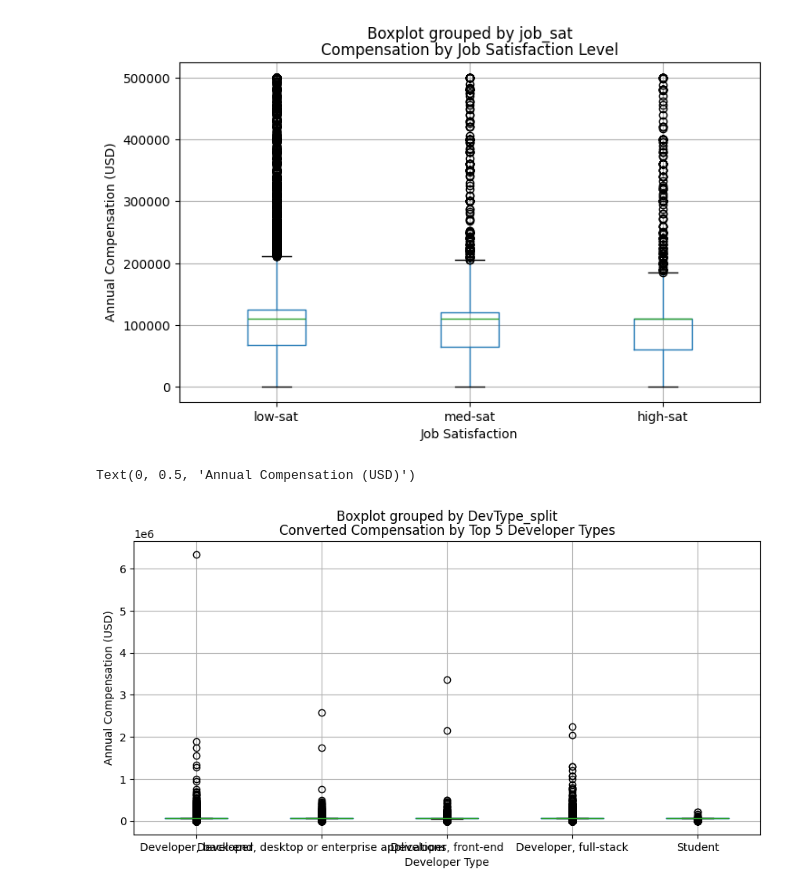
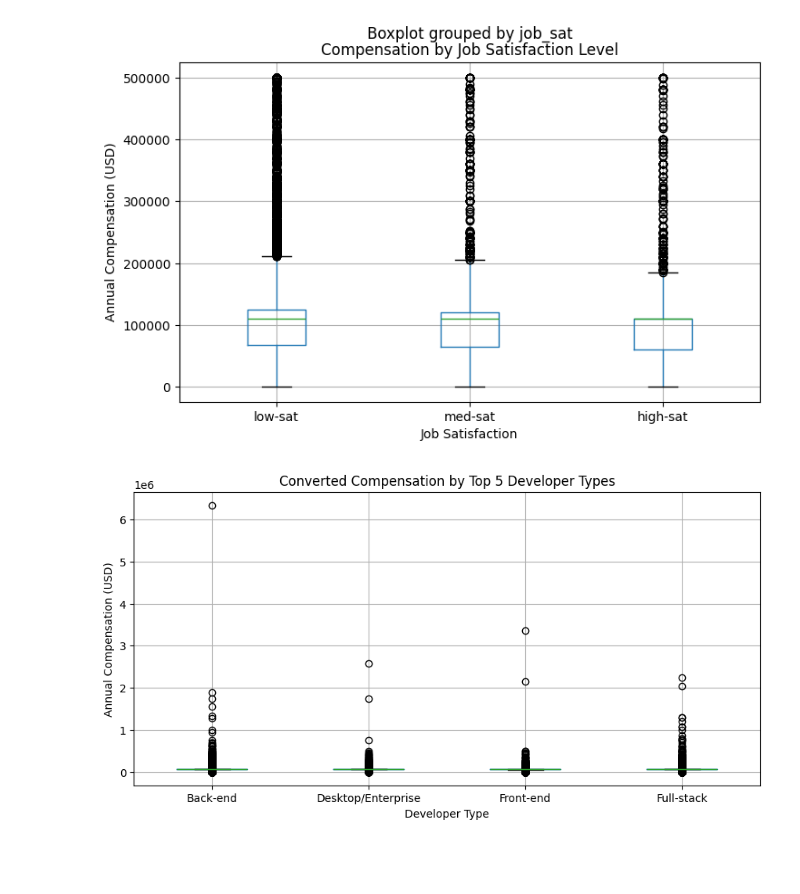
Before and after one commit to dev-evelin/ibm-data-analyst-capstone, a Jupyter notebook: notebooks/04_Data_Visualization.ipynb, the cells around one changed output. Cells and saved outputs as stored; diff of their text form; code cells hidden in the pictures; blank space fills up the shorter version.

```diff
--- a/notebooks/04_Data_Visualization.ipynb
+++ b/notebooks/04_Data_Visualization.ipynb
@@ -585,27 +581,38 @@ Text(0, 0.5, 'Annual Compensation (USD)')
 [figure]
 # %%
 # Box Plot of ConvertedCompYearly for the Top 5 Developer Types
-# Step 1: clean data
+
 df_clean = df[df["ConvertedCompYearly"].notna()].copy()
-
-# Step 2: split DevType into lists
 df_clean["DevType_split"] = df_clean["DevType"].str.split(";")
-
-# Step 3: explode into rows
 df_expanded = df_clean.explode("DevType_split")
 
-# Step 4: get top 5 developer types
 top5 = df_expanded["DevType_split"].value_counts().head(5).index
 
-# Step 5: filter only top 5
-df_top5 = df_expanded[df_expanded["DevType_split"].isin(top5)]
+df_top5 = df_expanded[df_expanded["DevType_split"].isin(top5)].copy()
 
-# Step 6: boxplot
-ax = df_top5.boxplot(column="ConvertedCompYearly", by="DevType_split", figsize=(10,5))
+rename_map = {
+    "Developer, full-stack": "Full-stack",
+    "Developer, back-end": "Back-end",
+    "Developer, front-end": "Front-end",
+    "Developer, mobile": "Mobile",
+    "Developer, desktop or enterprise applications": "Desktop/Enterprise"
+}
+
+df_top5["DevType_short"] = df_top5["DevType_split"].map(rename_map)
+
+fig, ax = plt.subplots(figsize=(10,5))
+
+df_top5.boxplot(
+    column="ConvertedCompYearly",
+    by="DevType_short",
+    ax=ax
+)
 
 ax.set_title("Converted Compensation by Top 5 Developer Types")
 ax.set_xlabel("Developer Type")
 ax.set_ylabel("Annual Compensation (USD)")
+
+plt.suptitle("")  # removes pandas default title
+plt.show()
 # %% [output]
-Text(0, 0.5, 'Annual Compensation (USD)')
-[figure, old version]
+[figure, new version]
```
Also changed, not shown: parts of 8 cells of this notebook.
